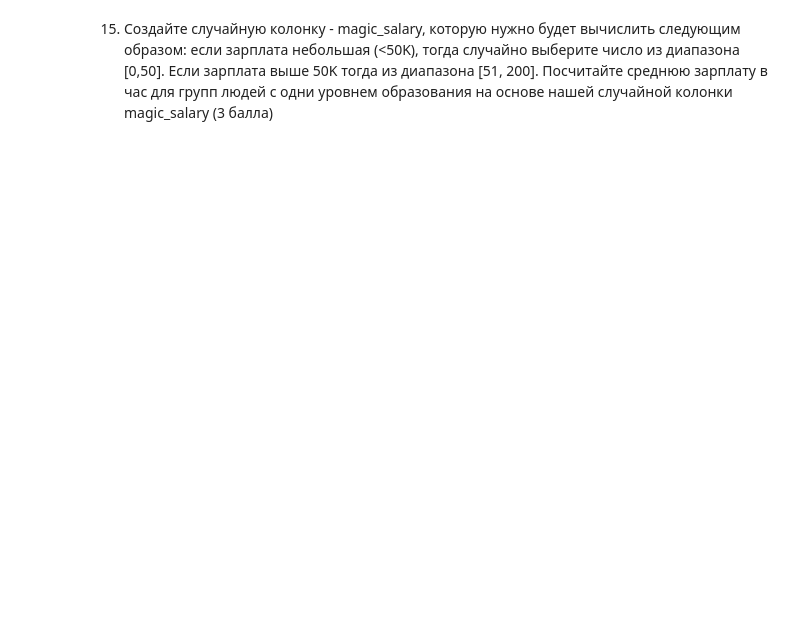
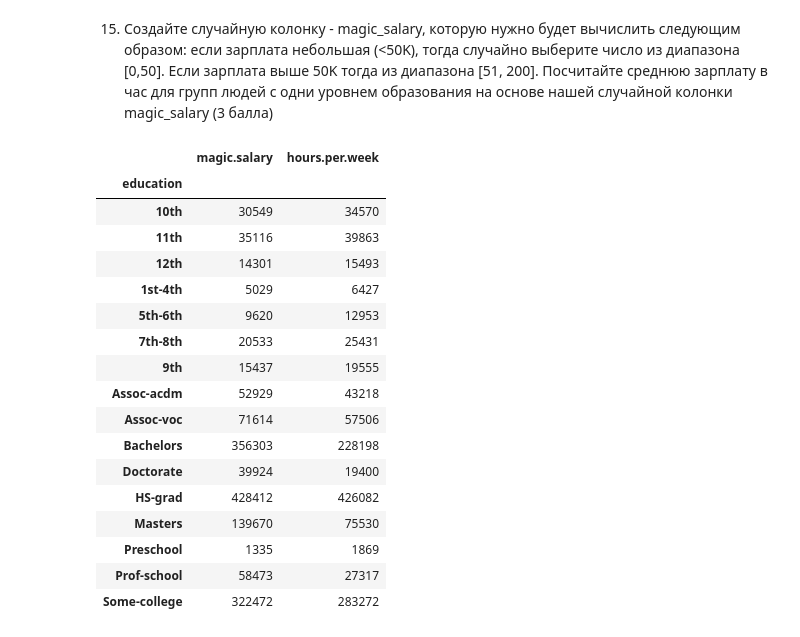
Before and after one commit to D7nis/Course-ML-Classic, a Jupyter notebook: Practice/1. Numpy + pandas/homework/01-02-workshop-pandas_DDA.ipynb, the cells around one changed output. Saved outputs shown, nothing was run; the diff lists cells and outputs as text; code cells hidden in the pictures; blank space fills up the shorter version.

```diff
--- a/Practice/1. Numpy + pandas/homework/01-02-workshop-pandas_DDA.ipynb
+++ b/Practice/1. Numpy + pandas/homework/01-02-workshop-pandas_DDA.ipynb
@@ -80,0 +192,4 @@ df.head()
+# %%
+higher_education = ['Bachelors', 'Prof-school', 'Assoc-acdm', 'Assoc-voc', 'Masters', 'Doctorate']
+# %%
+df['higher.education'] = df['education'].apply(lambda x: True if x in higher_education else False)
@@ -81,2 +207,5 @@ df.head()
 # %% [markdown]
 11) Среди кого больше доля зарабатывающих много (>50K): среди женатых или холостых мужчин (признак marital-status)? Женатыми считаем тех, у кого marital-status начинается с Married (Married-civ-spouse, Married-spouse-absent или Married-AF-spouse), остальных считаем холостыми. (2 балла)
+# %%
+#Создам новый признак
+df['is.married']= df['marital.status'].apply(lambda x: x.startswith('Married'))
@@ -104,0 +280,23 @@ df.head()
+# %%
+df['magic.salary'] = df['income'].apply(lambda x: randint(0,50) if x == '<=50K' else randint(51,200))
+# %%
+df.groupby('education')['magic.salary','hours.per.week'].sum()
+# %% [output]
+|  | magic.salary | hours.per.week |
+| education |  |  |
+| 10th | 30549 | 34570 |
+| 11th | 35116 | 39863 |
+| 12th | 14301 | 15493 |
+| 1st-4th | 5029 | 6427 |
+| 5th-6th | 9620 | 12953 |
+| 7th-8th | 20533 | 25431 |
+| 9th | 15437 | 19555 |
+| Assoc-acdm | 52929 | 43218 |
+| Assoc-voc | 71614 | 57506 |
+| Bachelors | 356303 | 228198 |
+| Doctorate | 39924 | 19400 |
+| HS-grad | 428412 | 426082 |
+| Masters | 139670 | 75530 |
+| Preschool | 1335 | 1869 |
+| Prof-school | 58473 | 27317 |
+| Some-college | 322472 | 283272 |
```
Also changed, not shown: parts of 25 cells of this notebook.
